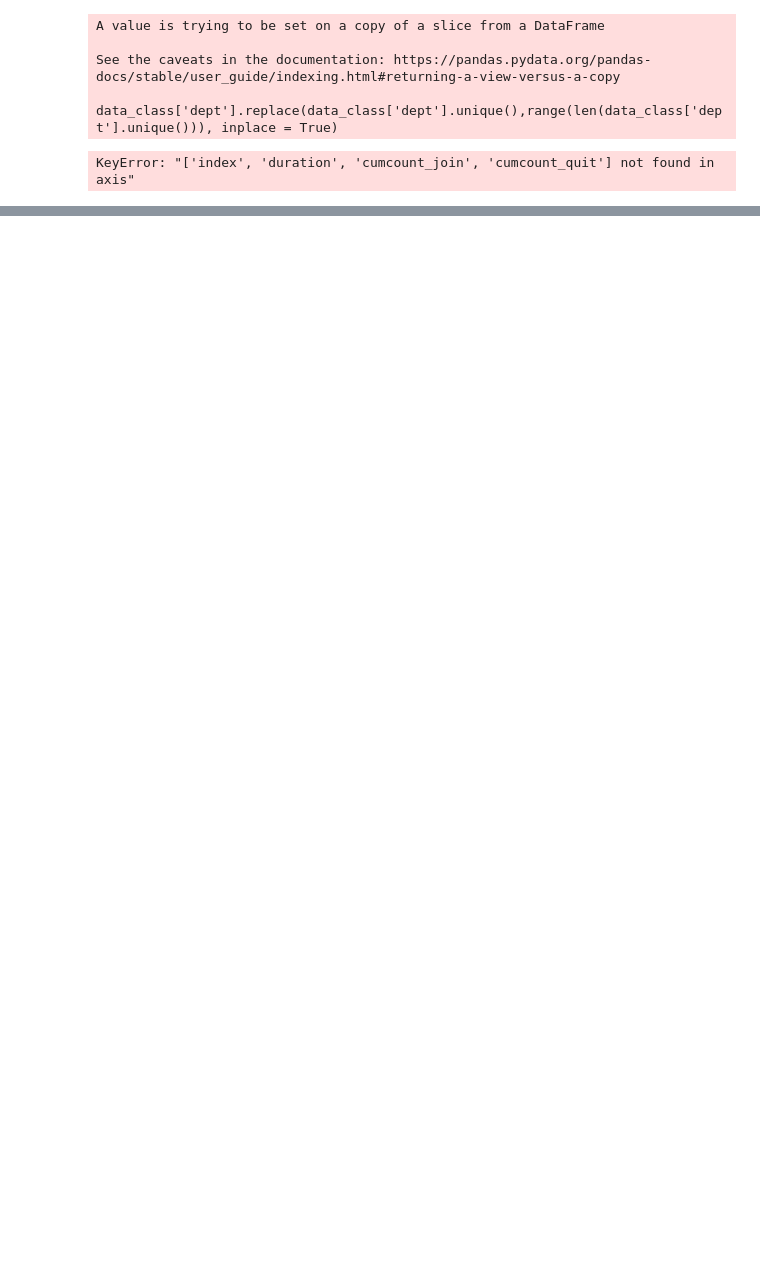
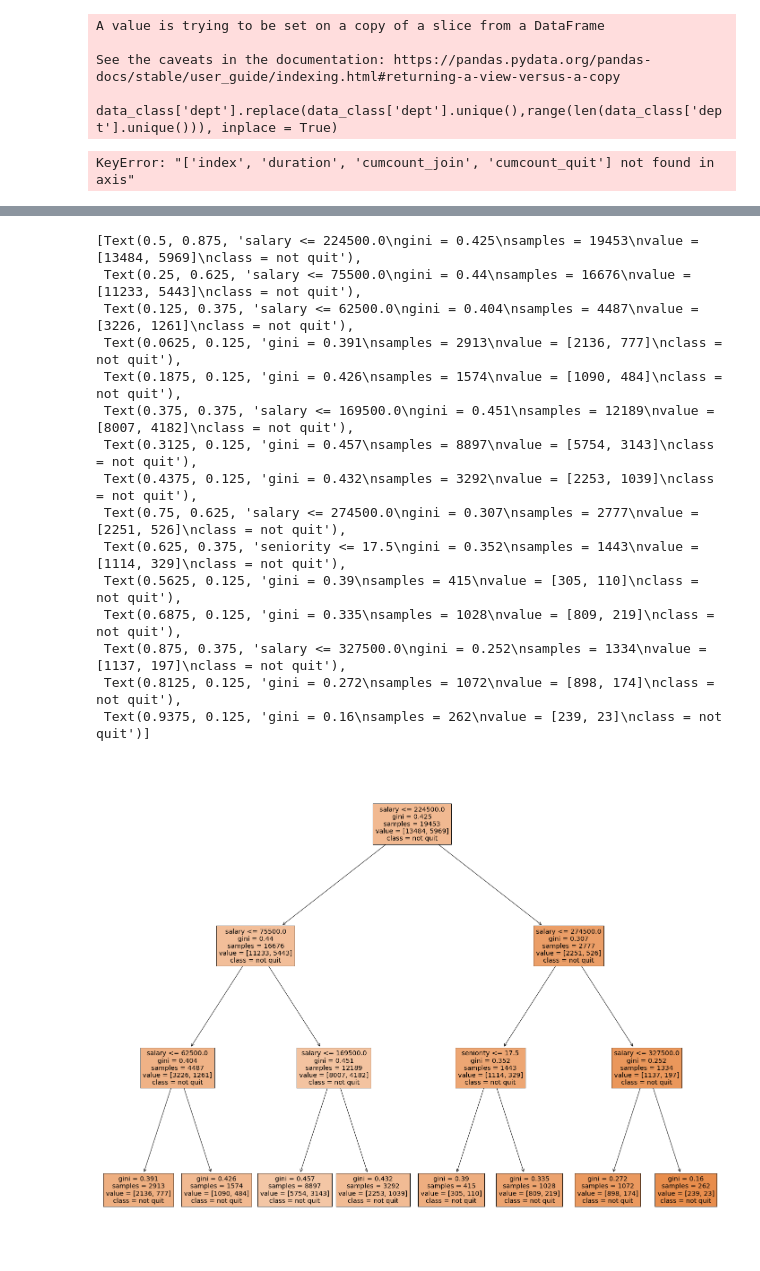
Before and after one commit to menghe2727/data_science, a Jupyter notebook: employee_retention/employee_retention.ipynb, the cells around one changed output, grey strips where cells are left out. Cells and saved outputs as stored; diff of their text form; code cells hidden in the pictures; blank space fills up the shorter version.

```diff
--- a/employee_retention/employee_retention.ipynb
+++ b/employee_retention/employee_retention.ipynb
@@ -365,0 +362,23 @@ OOB error: 0.5159141376757957
+# %%
+targets = ['not quit', 'quit']
+train_feature_name = train_feature.columns
+# %%
+fig = plt.figure(figsize=(25,20))
+tree.plot_tree(clf,feature_names=train_feature_name,class_names=targets,filled=True)
+# %% [output]
+[Text(0.5, 0.875, 'salary <= 224500.0\ngini = 0.425\nsamples = 19453\nvalue = [13484, 5969]\nclass = not quit'),
+ Text(0.25, 0.625, 'salary <= 75500.0\ngini = 0.44\nsamples = 16676\nvalue = [11233, 5443]\nclass = not quit'),
+ Text(0.125, 0.375, 'salary <= 62500.0\ngini = 0.404\nsamples = 4487\nvalue = [3226, 1261]\nclass = not quit'),
+ Text(0.0625, 0.125, 'gini = 0.391\nsamples = 2913\nvalue = [2136, 777]\nclass = not quit'),
+ Text(0.1875, 0.125, 'gini = 0.426\nsamples = 1574\nvalue = [1090, 484]\nclass = not quit'),
+ Text(0.375, 0.375, 'salary <= 169500.0\ngini = 0.451\nsamples = 12189\nvalue = [8007, 4182]\nclass = not quit'),
+ Text(0.3125, 0.125, 'gini = 0.457\nsamples = 8897\nvalue = [5754, 3143]\nclass = not quit'),
+ Text(0.4375, 0.125, 'gini = 0.432\nsamples = 3292\nvalue = [2253, 1039]\nclass = not quit'),
+ Text(0.75, 0.625, 'salary <= 274500.0\ngini = 0.307\nsamples = 2777\nvalue = [2251, 526]\nclass = not quit'),
+ Text(0.625, 0.375, 'seniority <= 17.5\ngini = 0.352\nsamples = 1443\nvalue = [1114, 329]\nclass = not quit'),
+ Text(0.5625, 0.125, 'gini = 0.39\nsamples = 415\nvalue = [305, 110]\nclass = not quit'),
+ Text(0.6875, 0.125, 'gini = 0.335\nsamples = 1028\nvalue = [809, 219]\nclass = not quit'),
+ Text(0.875, 0.375, 'salary <= 327500.0\ngini = 0.252\nsamples = 1334\nvalue = [1137, 197]\nclass = not quit'),
+ Text(0.8125, 0.125, 'gini = 0.272\nsamples = 1072\nvalue = [898, 174]\nclass = not quit'),
+ Text(0.9375, 0.125, 'gini = 0.16\nsamples = 262\nvalue = [239, 23]\nclass = not quit')]
+[figure, added]
```
Also changed, not shown: parts of 9 cells of this notebook.
